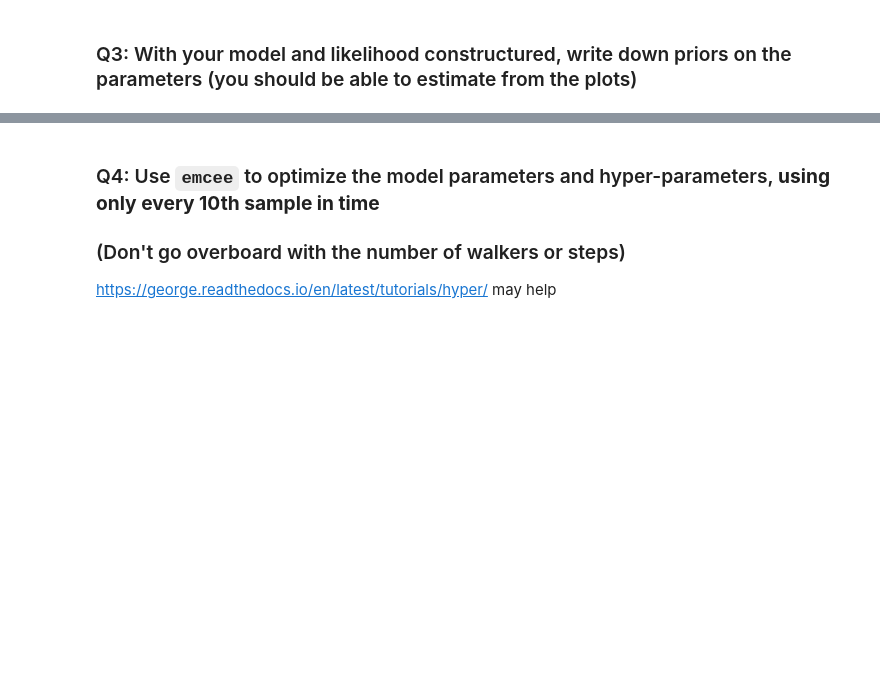
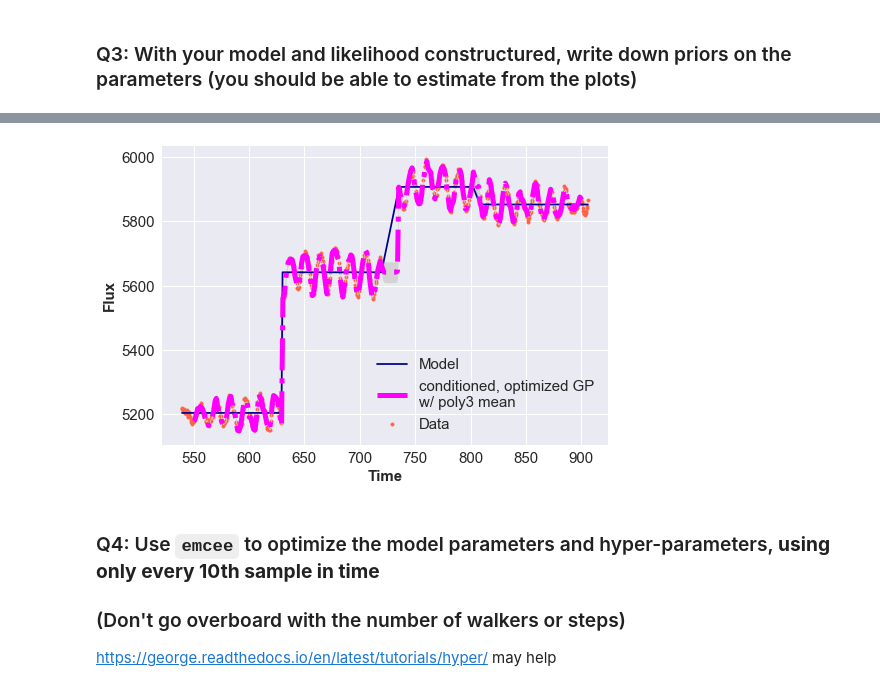
Before and after one commit to gnarayan/ast596_2020_Spring, a Jupyter notebook: homework/LinaFlorez/homework07.ipynb, the cells around one changed output, grey strips where cells are left out. Saved outputs shown, nothing was run; the diff lists cells and outputs as text; code cells hidden in the pictures; blank space fills up the shorter version.

```diff
--- a/homework/LinaFlorez/homework07.ipynb
+++ b/homework/LinaFlorez/homework07.ipynb
@@ -185,3 +149,52 @@ plt.xlim(560,650)
+# %%
+guess_A, guess_gamma, guess_period, guess_lambda = 300, 1, 7, 0.5
+k = guess_A * kernels.ExpSine2Kernel(gamma = guess_gamma, log_period = guess_period) * kernels.ExpSquaredKernel(metric = guess_lambda)
+
+def lnprob(p):
+    gp.set_parameter_vector(p)
+
+#     intial_guesses = [5.20000000e+03, 4.30000000e+02, 7.10000000e+02, 6.50000000e+02, 5.70378247e+00, 1.00000000e+00, 7.00000000e+00, 1.00000000e-08]
+
+#     conditions = np.array([(5000 < p[0] < 5400) and (200  < p[1] < 500) and \
+#     (600  < p[2] < 800) and (600  < p[3] < 800) and (0 < p[4] < 10000) and (0 < p[5] < 1000) and \
+#                            (0 < p[6] < 20) and (-10 < p[7] < 10)])
+
+#     priors_ = 0
+#     if np.all(conditions == 1):
+#         for i in range(len(conditions)):
+#             priors_ += np.log(st.norm.pdf(x = p[i], loc = intial_guesses[i], scale = intial_guesses[i]/5))
+#         return  priors_
+#     else:
+#         return -np.inf
+
+#     # compute the lnlikelihood.
+    return gp.lnlikelihood(tab["flux"][::50], quiet=True)# + np.sum(priors_))
+
+
+def nll(params):
+    return -lnprob(params)
+
+
+gp = GP(kernel = k, mean = OffsetModel(guess_m, guess_c1, guess_c2, guess_c3))
+gp.compute(tab["time"][::50])
+
+p0 = gp.get_parameter_vector()
+results = minimize(nll, p0, method="L-BFGS-B")
+t_new = np.linspace(550,900, len(tab["flux"][::50]))
+ypred, cov = gp.predict(tab["flux"][::50], t_new, return_cov = True)
+std = np.sqrt(np.diag(cov))
+
+# plot the data
+plt.scatter(tab["time"][::20], tab["flux"][::20], color = "tomato", marker = ".", label = "Data")
+plt.plot(tab["time"], OffsetModel(results.x[0], results.x[1], results.x[2], results.x[3]).get_value(tab["time"]), color = "darkblue", label = "Model")
+plt.plot(t_new, ypred, ls='-.', label='conditioned, optimized GP\nw/ poly3 mean', color = "magenta",lw=5)
+plt.fill_between(t_new, ypred-std, ypred+std, color='lightgrey')
+plt.xlabel('Time', weight = "bold", size = 15)
+plt.ylabel('Flux', weight = "bold", size = 15)
+plt.legend(loc = "best", prop = {"size":15})
+plt.tick_params("both", labelsize = 15)
+# %% [output]
+[figure, added]
 # %% [markdown]
 ### Q4: Use `emcee` to optimize the model parameters and hyper-parameters, **using only every 10th sample in time**
 ### (Don't go overboard with the number of walkers or steps)
```
Also changed, not shown: parts of 13 cells of this notebook.
